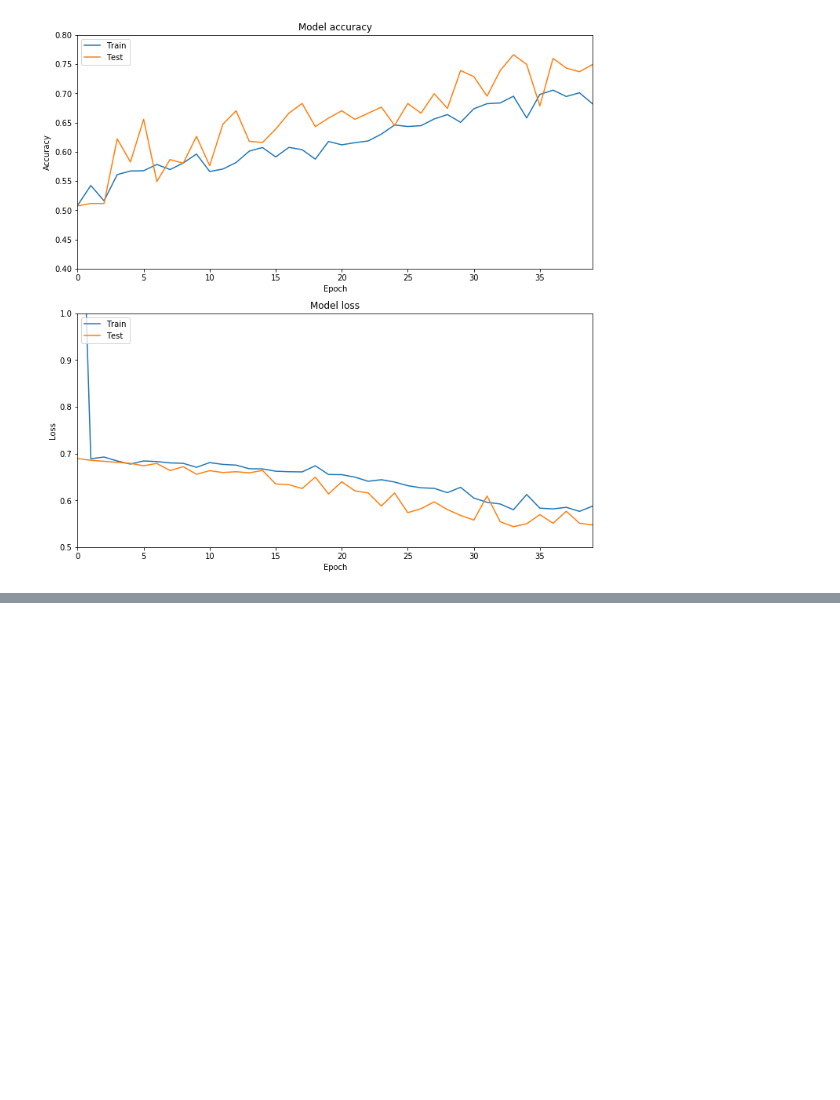
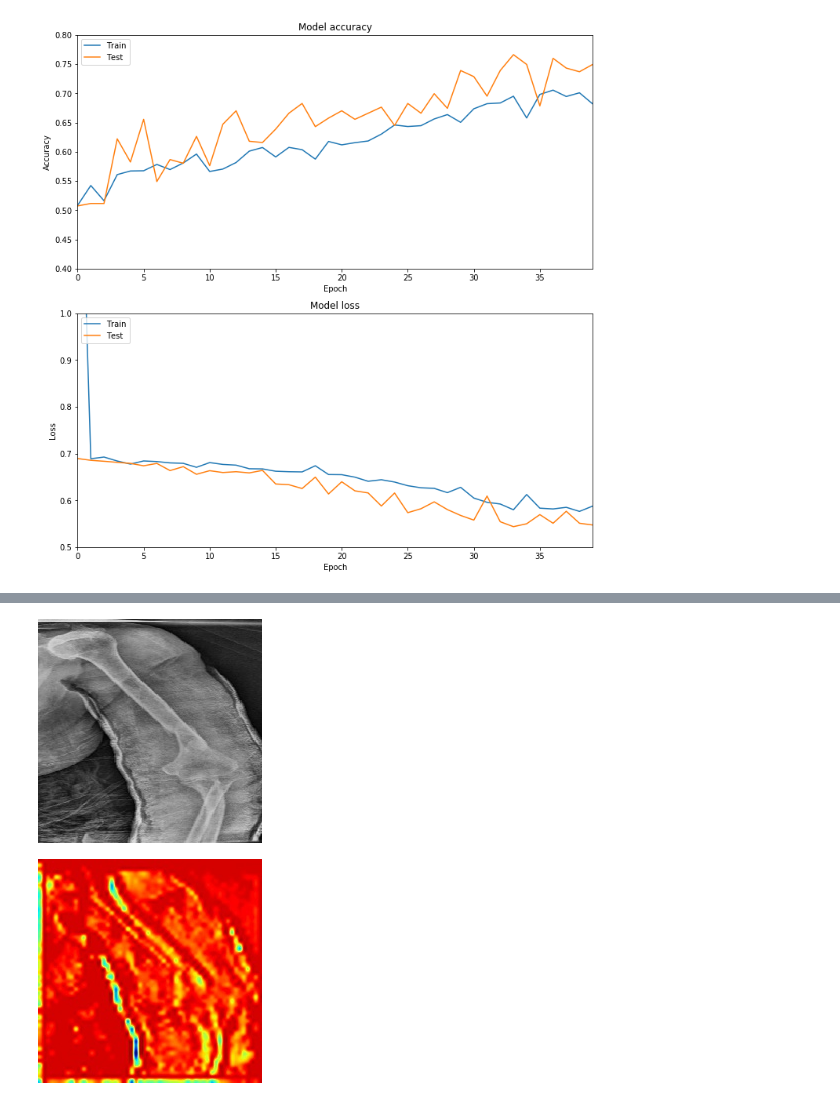
Before and after one commit to ondraperny/AI-playground, a Jupyter notebook: MURA_data.ipynb, the cells around one changed output, grey strips where cells are left out. Cells and saved outputs as stored; diff of their text form; code cells hidden in the pictures; blank space fills up the shorter version.

Commit message:
Prepare for CAM visualization

```diff
--- a/MURA_data.ipynb
+++ b/MURA_data.ipynb
@@ -707,0 +697,30 @@ Kappa   : 0.49572941578407925
+# %%
+model = load_keras_model()
+
+from vis.visualization import visualize_cam
+from tensorflow.keras.preprocessing.image import load_img
+import numpy as np
+
+img = load_img('G:\\My Drive\\SKOLA\\Bachelor_work\\preprocessed_data\\cropped_rect_clahe\\valid\\valid_positive\\1.png', target_size=(224, 224))
+image = np.array(img)
+# print(img)
+heatmap = visualize_cam(model, 5, 5, image, penultimate_layer_idx=4, backprop_modifier=None, grad_modifier=None)
+
+
+def imshow(img):
+    import cv2
+    import IPython
+    _,ret = cv2.imencode('.jpg', img)
+    i = IPython.display.Image(data=ret)
+    IPython.display.display(i)
+
+imshow(image)
+imshow(heatmap)
+
+
+# import cv2
+# cv2.imshow("tmp", heatmap)
+#
+# %% [output]
+[figure, added]
+[figure, added]
```
Also changed, not shown: parts of 6 cells of this notebook.
